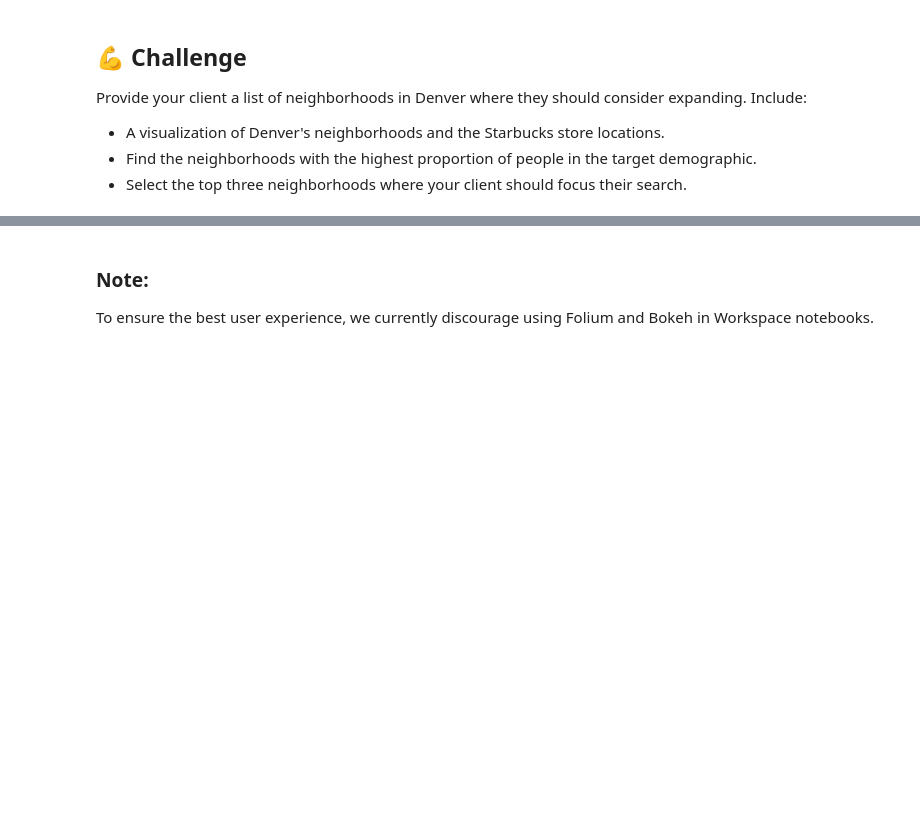
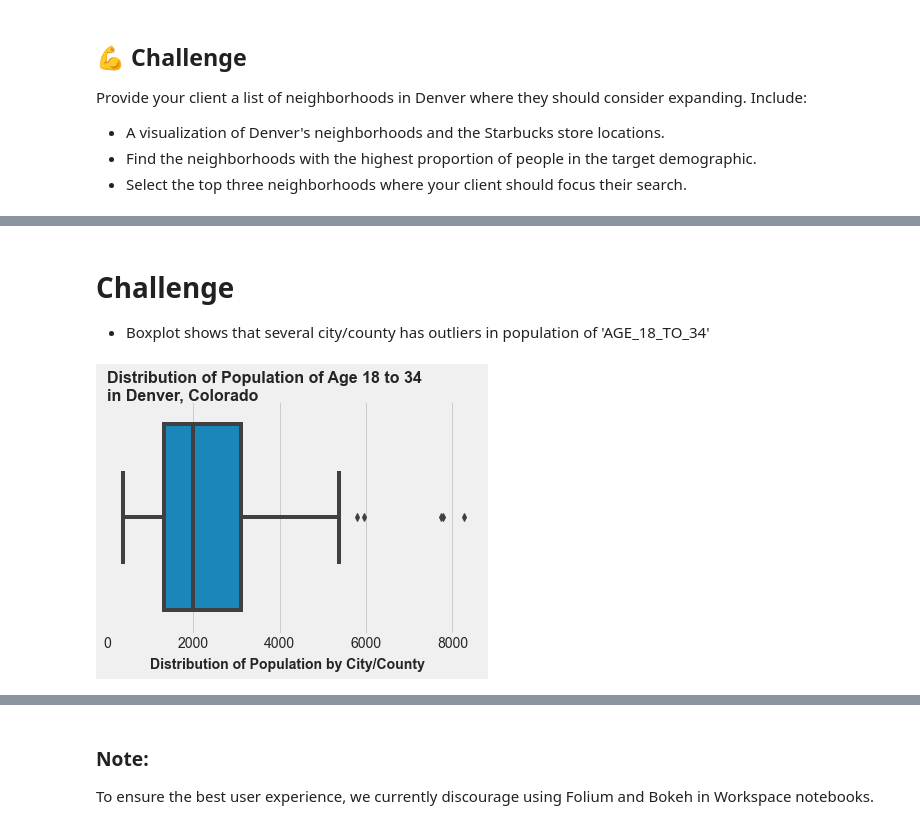
Before and after one commit to MihoRosenberg/Starbucks, a Jupyter notebook: notebook (2).ipynb, the cells around one changed output, grey strips where cells are left out. Drawn from its saved outputs; the diff is of its cells as text; code cells hidden in the pictures; blank space fills up the shorter version.

```diff
--- a/notebook (2).ipynb
+++ b/notebook (2).ipynb
@@ -100,0 +260,16 @@ Provide your client a list of neighborhoods in Denver where they should consider
+# %% [markdown]
+# Challenge
+* Boxplot shows that several city/county has outliers in population of 'AGE_18_TO_34'
+# %%
+# Boxplot 'AGE_18_TO_34'
+plt.style.use('fivethirtyeight')
+fig, ax = plt.subplots(figsize=(6, 4))
+
+sns.boxplot(census['AGE_18_TO_34'], ax=ax)
+ax.set_xlabel("")
+ax.text(0, -0.5, "Distribution of Population of Age 18 to 34\nin Denver, Colorado",
+        fontsize=16, weight='bold', color='#252525')
+ax.text(1000, 0.65, "Distribution of Population by City/County",
+        color='#252525', fontsize=14, weight='bold');
+# %% [output]
+[figure, added]
```
Also changed, not shown: parts of 12 cells of this notebook.
